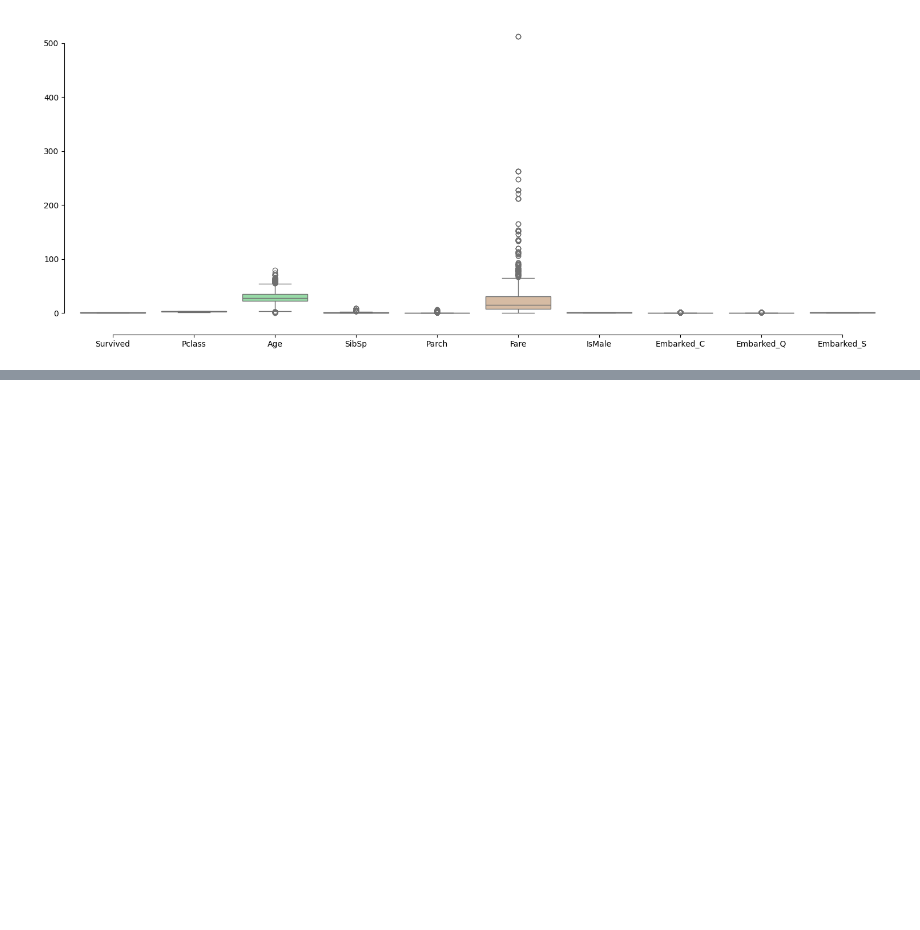
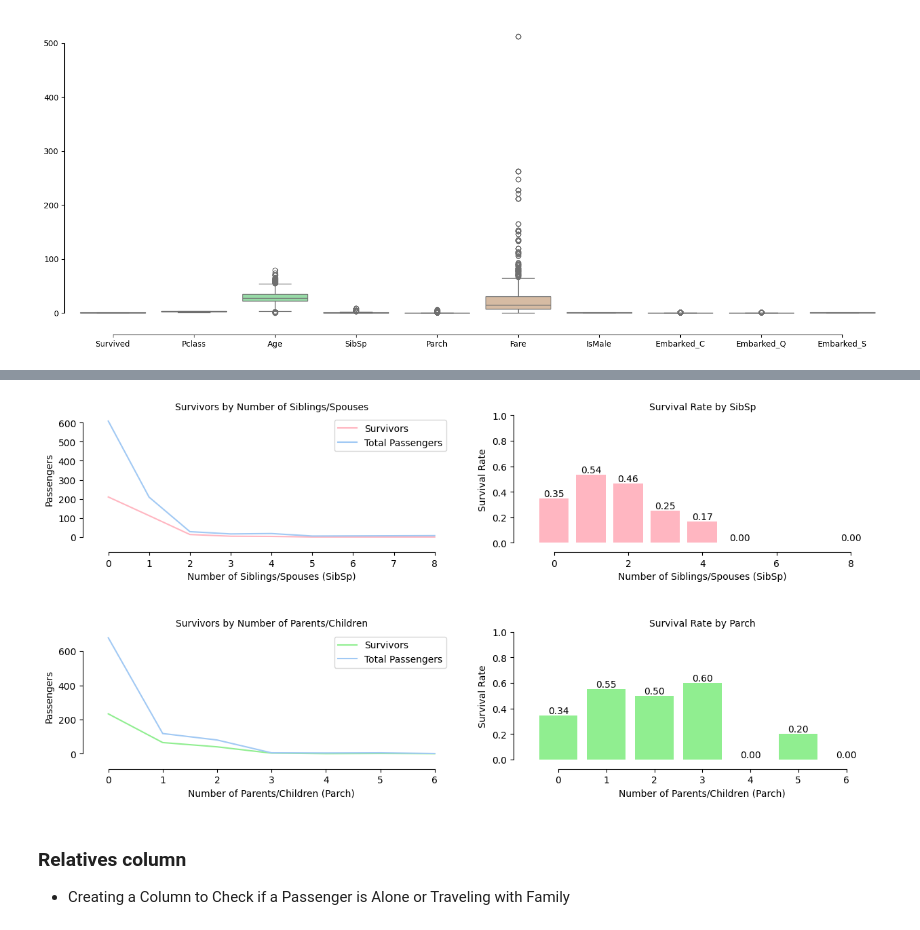
Before and after one commit to guievbs/titanic-kaggle, a Jupyter notebook: src/features/feature_eng.ipynb, the cells around one changed output, grey strips where cells are left out. Saved outputs shown, nothing was run; the diff lists cells and outputs as text; code cells hidden in the pictures; blank space fills up the shorter version.

```diff
--- a/src/features/feature_eng.ipynb
+++ b/src/features/feature_eng.ipynb
@@ -96,0 +134,5 @@ plt.show()
+# %%
+SibSp_df = train.groupby('SibSp')['Survived'].agg(['sum','count','mean']).reset_index()
+
+SibSp_df.columns = ['SibSp','Live','Total','Percentual']
+SibSp_df
@@ -96,0 +150,5 @@ plt.show()
+# %%
+Parch_df = train.groupby('Parch')['Survived'].agg(['sum','count','mean']).reset_index()
+
+Parch_df.columns = ['Parch','Live','Total','Percentual']
+Parch_df
@@ -96,0 +164,61 @@ plt.show()
+# %%
+def plot_survival_analysis(df1, df2, title1, title2):
+    """
+    Args:
+        df1 (pandas.DataFrame): The DataFrame
+        df2 (pandas.DataFrame): The DataFrame
+        title1 (str): The title for the SibSp subplot.
+        title2 (str): The title for the Parch subplot.
+    """
+
+    fig, axes = plt.subplots(nrows=2, ncols=2, figsize=(12.5, 6))
+
+    # Unpack axes into individual variables
+    ax1, ax2, ax3, ax4 = axes.flat
+
+    # SibSp analysis (top row)
+    ax1.plot(df1['SibSp'], df1['Live'], label='Survivors', color='lightpink')  # Use 'Survivors' for clarity
+    ax1.plot(df1.SibSp, df1.Total, label='Total Passengers')
+    ax1.set_title(title1, fontsize=10)
+    ax1.set_xlabel('Number of Siblings/Spouses (SibSp)')
+    ax1.set_ylabel('Passengers')
+    ax1.legend()
+
+    # SibSp survival rate (top right)
+    ax2.bar(df1['SibSp'], df1['Percentual'], color='lightpink')
+    ax2.bar_label(ax2.containers[0], fmt="%.02f")
+    ax2.set_title('Survival Rate by SibSp', fontsize=10)
+    ax2.set_xlabel('Number of Siblings/Spouses (SibSp)')
+    ax2.set_ylabel('Survival Rate')
+    ax2.set_ylim(0, 1)  # Adjust y-axis limits for better visualization
+
+    # Parch analysis (bottom row)
+    ax3.plot(df2['Parch'], df2['Live'], label='Survivors', color='lightgreen')
+    ax3.plot(df2.Parch, df2.Total, label='Total Passengers')
+    ax3.set_title(title2, fontsize=10)
+    ax3.set_xlabel('Number of Parents/Children (Parch)')
+    ax3.set_ylabel('Passengers')
+    ax3.legend()
+
+    # Parch survival rate (bottom right)
+    ax4.bar(df2['Parch'], df2['Percentual'], color='lightgreen')
+    ax4.bar_label(ax4.containers[0], fmt="%.02f")
+    ax4.set_title('Survival Rate by Parch', fontsize=10)
+    ax4.set_xlabel('Number of Parents/Children (Parch)')
+    ax4.set_ylabel('Survival Rate')
+    ax4.set_ylim(0, 1)
+
+    # Improve plot aesthetics using seaborn
+    plt.tight_layout()  # Adjust spacing between subplots and figure edges
+    sns.despine(offset=10, trim=True)  # Remove unnecessary chart elements for cleaner look
+    plt.subplots_adjust(hspace=0.7, wspace=0.2)  # Adjust spacing between subplots vertically
+
+    plt.show()
+
+plot_survival_analysis(SibSp_df, Parch_df, 'Survivors by Number of Siblings/Spouses', 'Survivors by Number of Parents/Children')
+# %% [output]
+[figure, added]
+# %% [markdown]
+### Relatives column
+
+- Creating a Column to Check if a Passenger is Alone or Traveling with Family
```
Also changed, not shown: parts of 40 cells of this notebook.
